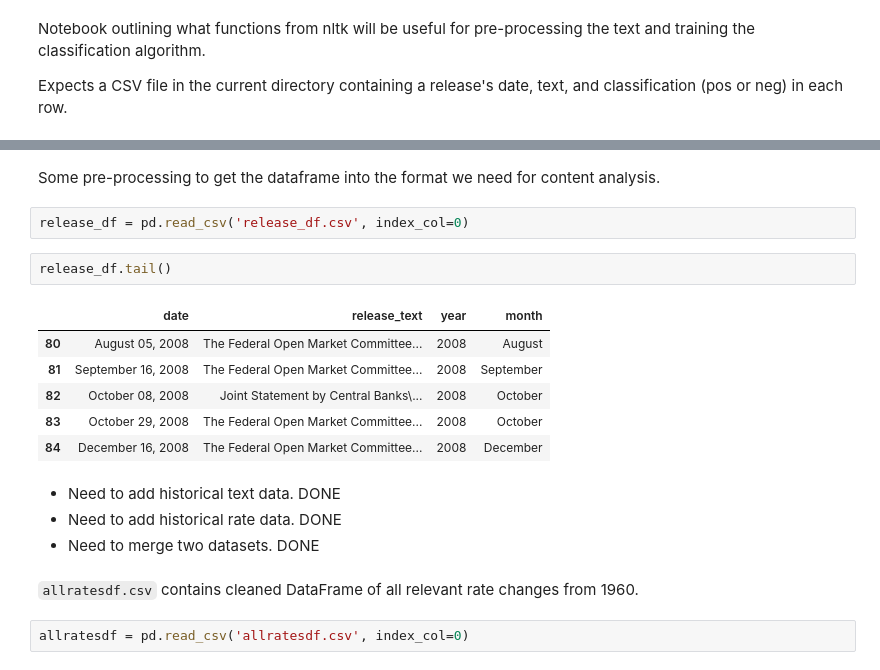
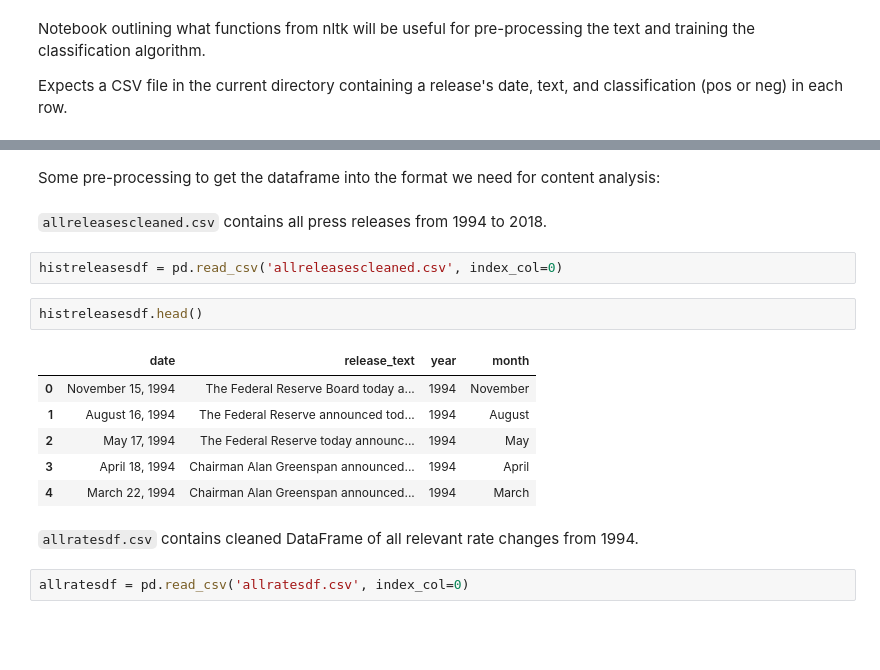
Before and after one commit to jgdenby/hawkwatchers, a Jupyter notebook: nltk_processing.ipynb, the cells around one changed output, grey strips where cells are left out. Drawn from its saved outputs; the diff is of its cells as text; blank space fills up the shorter version.

```diff
--- a/nltk_processing.ipynb
+++ b/nltk_processing.ipynb
@@ -23,22 +23,20 @@ from sklearn.metrics import confusion_matrix
 # %% [markdown]
-Some pre-processing to get the dataframe into the format we need for content analysis.
+Some pre-processing to get the dataframe into the format we need for content analysis:
+# %% [markdown]
+`allreleasescleaned.csv` contains all press releases from 1994 to 2018.
 # %%
-release_df = pd.read_csv('release_df.csv', index_col=0)
+histreleasesdf = pd.read_csv('allreleasescleaned.csv', index_col=0)
-# %%
-release_df.tail()
-# %% [output]
-|  | date | release_text | year | month |
-| 80 | August 05, 2008 | The Federal Open Market Committee... | 2008 | August |
-| 81 | September 16, 2008 | The Federal Open Market Committee... | 2008 | September |
-| 82 | October 08, 2008 | Joint Statement by Central Banks\... | 2008 | October |
-| 83 | October 29, 2008 | The Federal Open Market Committee... | 2008 | October |
-| 84 | December 16, 2008 | The Federal Open Market Committee... | 2008 | December |
-# %% [markdown]
-- Need to add historical text data. DONE
-- Need to add historical rate data. DONE
-- Need to merge two datasets. DONE
+# %%
+histreleasesdf.head()
+# %% [output]
+|  | date | release_text | year | month |
+| 0 | November 15, 1994 | The Federal Reserve Board today a... | 1994 | November |
+| 1 | August 16, 1994 | The Federal Reserve announced tod... | 1994 | August |
+| 2 | May 17, 1994 | The Federal Reserve today announc... | 1994 | May |
+| 3 | April 18, 1994 | Chairman Alan Greenspan announced... | 1994 | April |
+| 4 | March 22, 1994 | Chairman Alan Greenspan announced... | 1994 | March |
 # %% [markdown]
-`allratesdf.csv` contains cleaned DataFrame of all relevant rate changes from 1960.
+`allratesdf.csv` contains cleaned DataFrame of all relevant rate changes from 1994.
 # %%
 allratesdf = pd.read_csv('allratesdf.csv', index_col=0)
 # %%
```
Also changed, not shown: parts of 43 cells of this notebook, 2 other files.
